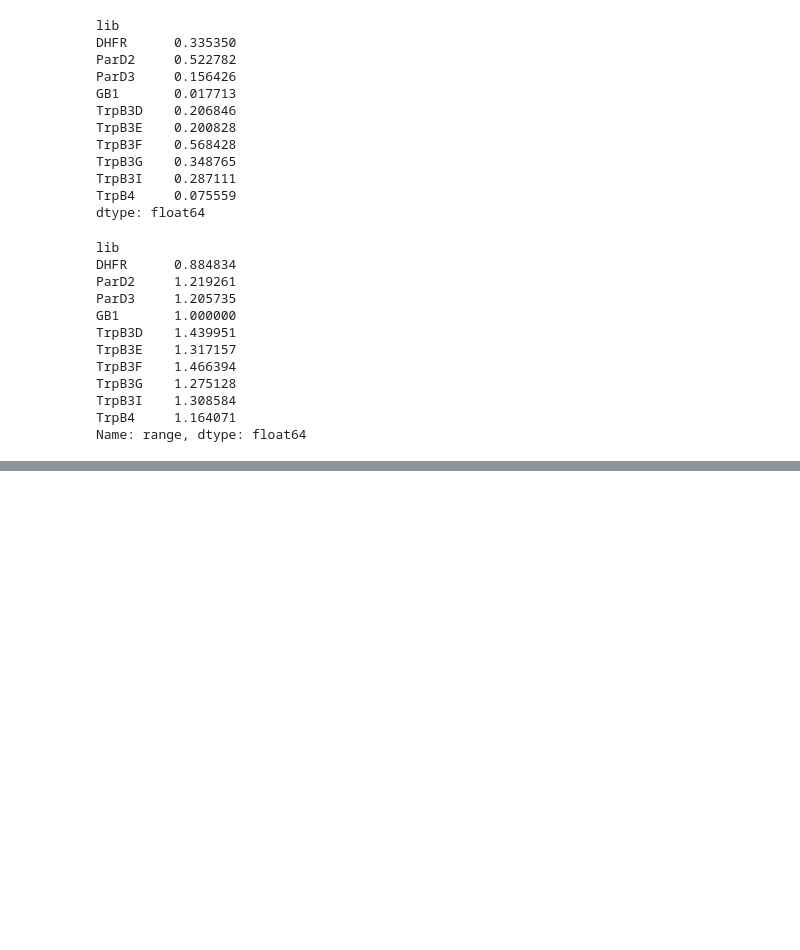
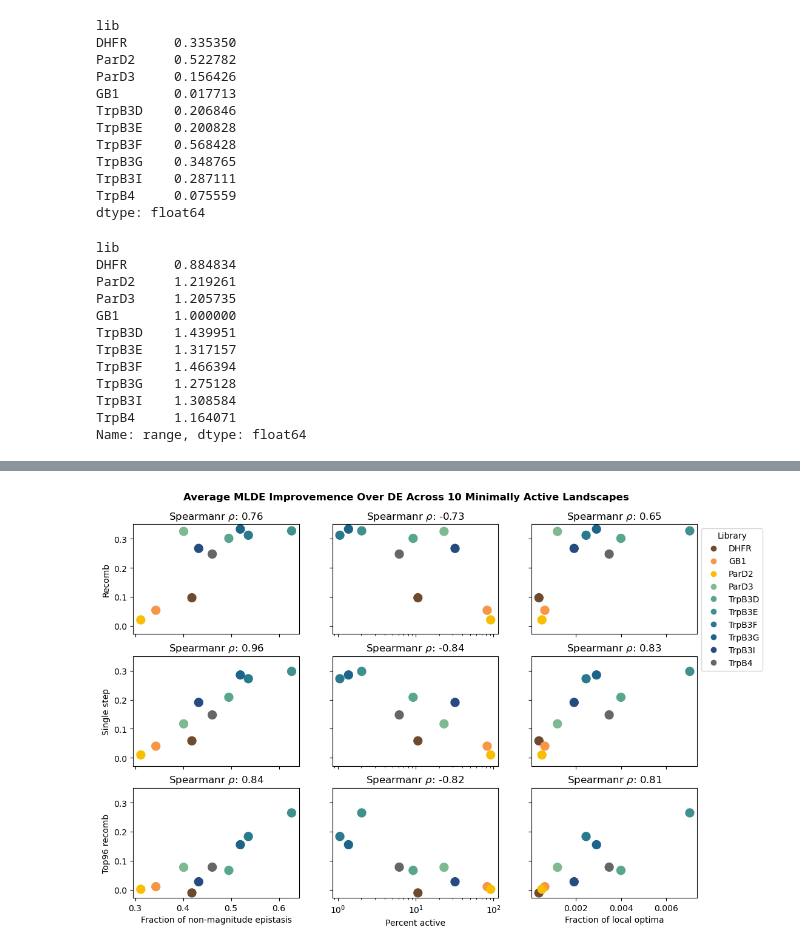
Before and after one commit to fhalab/SSMuLA, a Jupyter notebook: sandbox/plot_simple_corr.ipynb, the cells around one changed output, grey strips where cells are left out. Saved outputs shown, nothing was run; the diff lists cells and outputs as text; code cells hidden in the pictures; blank space fills up the shorter version.

```diff
--- a/sandbox/plot_simple_corr.ipynb
+++ b/sandbox/plot_simple_corr.ipynb
@@ -530,0 +491,72 @@ plt.show()
+# %%
+fig, ax = plt.subplots(3, 3, figsize=(12, 8), sharex='col', sharey=True)
+
+c = list(ACTLIB_COLORS.values())
+# factors = {"fraction_non-magnitude": , "percent_active": "Percent active", "frac_loc_opt_total": "Fraction of local optima"}
+
+for i, de in enumerate(DE_TYPES):
+
+    y = merge_df["top_maxes"] - merge_df[f"{de}_mean_all"]
+
+    # Scatter plot on the first axes
+    # ax[0].errorbar(merge_df["fraction_non-magnitude"], y, yerr=de_std, fmt='o', c="gray", markersize=2)
+    ax[i, 0].scatter(
+        merge_df["fraction_non-magnitude"],
+        y,
+        c=c,
+        s=100,
+    )
+
+    ax[i, 0].set_ylabel(DE_LEGEND_MAP[de])
+    ax[i, 0].set_title(r'Spearmanr $\rho$: {:.2f}'.format(spearmanr(y, merge_df["fraction_non-magnitude"])[0]))
+
+    # Scatter plot on the second axes
+    ax[i, 1].scatter(
+        merge_df["percent_active"], y, c=c, s=100
+    )
+    ax[i, 1].set_xscale("log")
+    # ax[1].set_xlabel('fraction_non_magnitude')
+
+    # ax[1].set_title('fraction_non-magnitude vs delta MLDE and DE max fitness achieved')
+    ax[i, 1].set_title(r'Spearmanr $\rho$: {:.2f}'.format(spearmanr(y, merge_df["percent_active"])[0]))
+
+    # Scatter plot on the third axes
+    ax[i, 2].scatter(
+        merge_df["frac_loc_opt_total"],
+        y,
+        c=c,
+        s=100,
+    )
+
+    ax[i, 2].set_title(r'Spearmanr $\rho$: {:.2f}'.format(spearmanr(y, merge_df["frac_loc_opt_total"])[0]))
+
+    legend_list = []  # To store legend handles
+    for l, lc in ACTLIB_COLORS.items():
+        legend_list.append(
+            Line2D(
+                [0],
+                [0],
+                marker="o",
+                linestyle="none",
+                color=lc,
+                label=l,
+            )
+        )
+ax[0, 2].legend(handles=legend_list, loc="upper left", bbox_to_anchor=(1, 1), title="Library")
+# ax[2].set_xlabel('MLDE and DE max fitness achieved')
+
+ax[2, 0].set_xlabel("Fraction of non-magnitude epistasis")
+ax[2, 1].set_xlabel("Percent active")
+ax[2, 2].set_xlabel("Fraction of local optima")
+
+fig.suptitle(
+    "Average MLDE Improvemence Over DE Across 10 Minimally Active Landscapes",
+    fontsize=12,
+    fontweight="bold",
+    y=0.945,
+)
+# Show plot
+# plt.tight_layout()
+plt.show()
+# %% [output]
+[figure, added]
```
Also changed, not shown: parts of 17 cells of this notebook, 2 other files.
